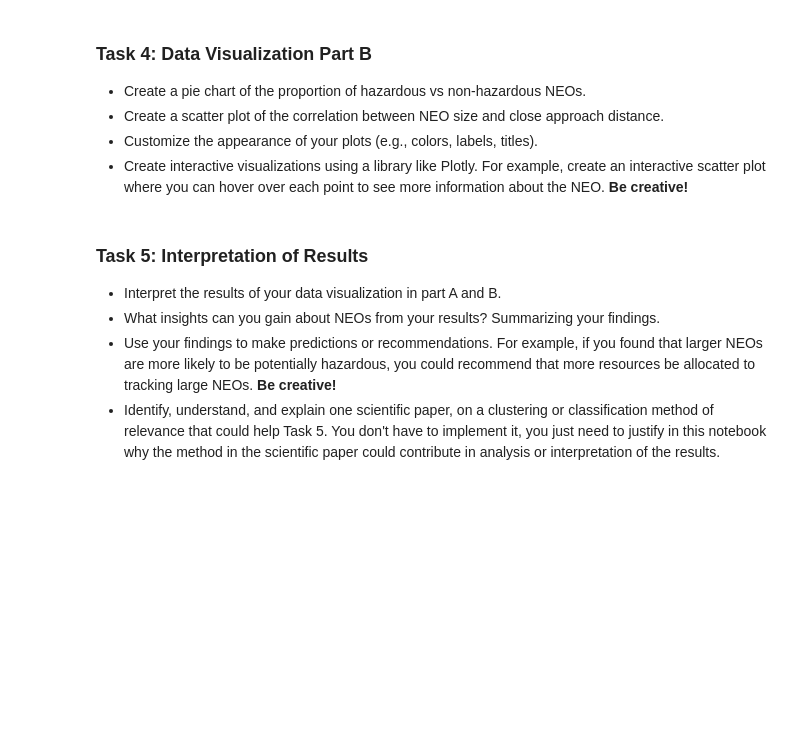
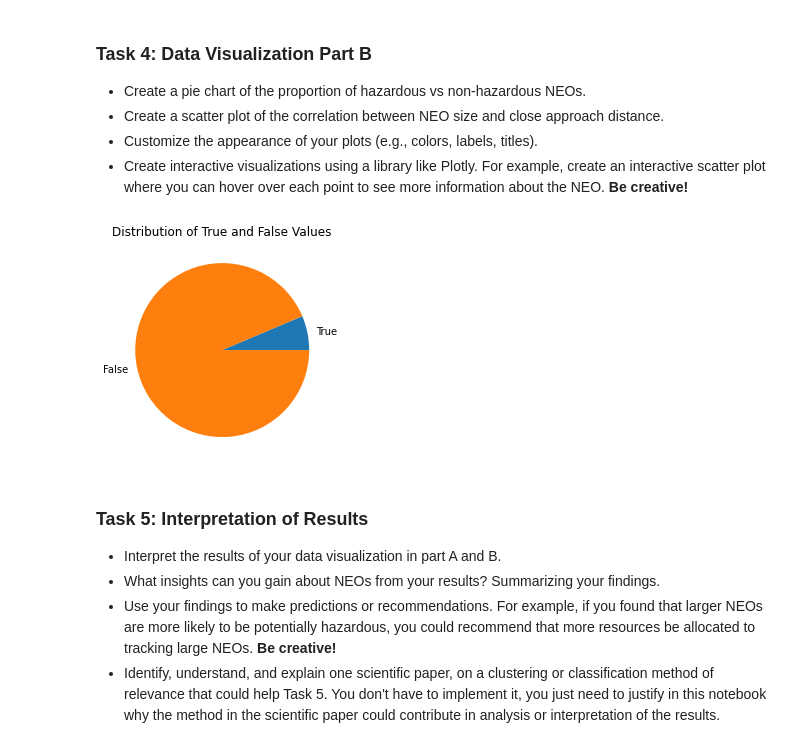
Before and after one commit to fred248h/62444-DVA, a Jupyter notebook: Frederik/5_nasa_data_collection_and_visualization_s204256.ipynb, the cells around one changed output. Saved outputs shown, nothing was run; the diff lists cells and outputs as text; code cells hidden in the pictures; blank space fills up the shorter version.

```diff
--- a/Frederik/5_nasa_data_collection_and_visualization_s204256.ipynb
+++ b/Frederik/5_nasa_data_collection_and_visualization_s204256.ipynb
@@ -252,3 +278,20 @@ The histogram looks like a skewed normal distribution. The average size of the N
+# %%
+#  Pie chart of the proportion of hazardous vs non-hazardous NEOs.
+
+
+# Count the occurrences of True and False
+true_count = haz.count(True)
+false_count = haz.count(False)
+
+# Plotting the distribution
+labels = ['True', 'False']
+counts = [true_count, false_count]
+
+plt.pie(counts, labels = labels)
+plt.title('Distribution of True and False Values')
+plt.show()
+# %% [output]
+[figure, added]
 # %%
 # Scatter plot of the correlation between NEO size and close approach distance.
 # %%
```
Also changed, not shown: parts of 6 cells of this notebook.
